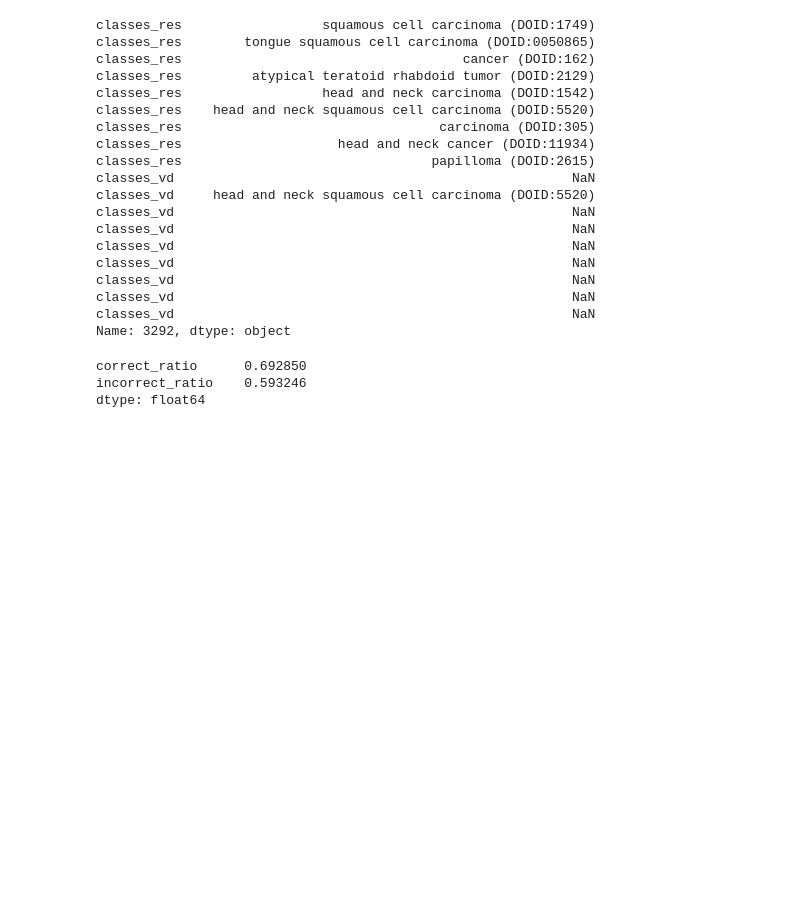
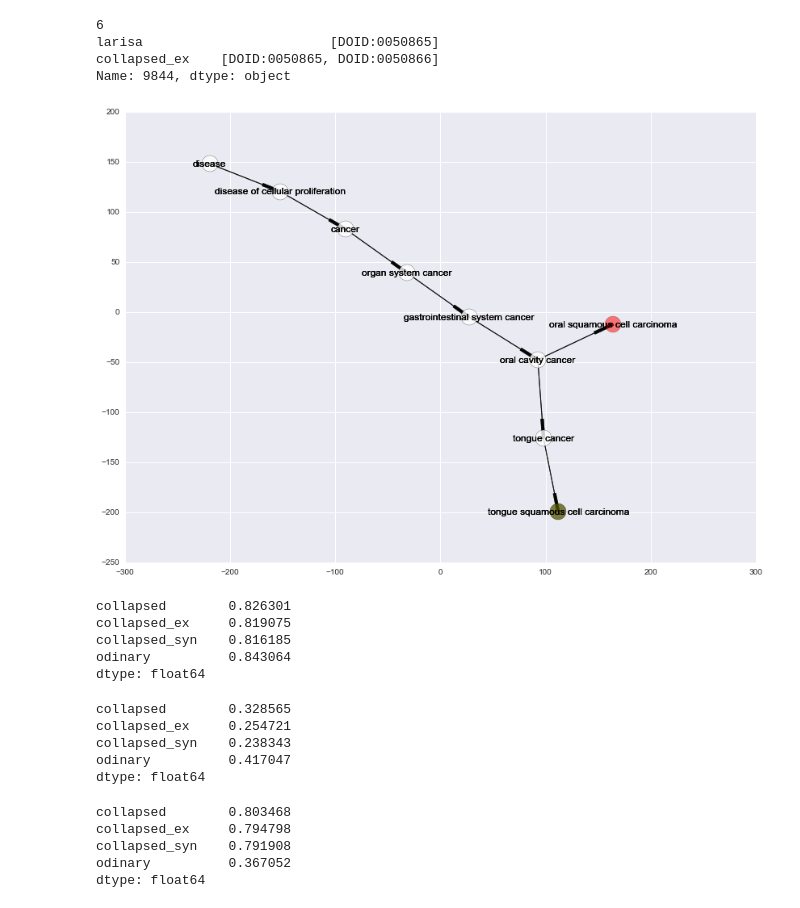
Before and after one commit to lpenguin/python-notebooks, a Jupyter notebook: geo_annotation/disease_graph.ipynb, the cells around one changed output. Drawn from its saved outputs; the diff is of its cells as text; code cells hidden in the pictures; blank space fills up the shorter version.

```diff
--- a/geo_annotation/disease_graph.ipynb
+++ b/geo_annotation/disease_graph.ipynb
@@ -76,13 +78,3 @@ def cell():
         item.synonyms = [s for s in item.synonyms if not all_short(s)]
 
 cell()
-# %%
-# Добавляем свои синонимы
-ontology.meta['DOID:10534'].synonyms = list(set(ontology.meta['DOID:10534'].synonyms + ['gastric cancer']))
-ontology.meta['DOID:9256'].synonyms = list(set(ontology.meta['DOID:10534'].synonyms + ['colorectal carcinoma']))
-# %%
-# Убираем циклические синонимы
-def cell():
-    s = set(ontology.meta['DOID:0050865'].synonyms)
-    s.remove('squamous-cell carcinoma')
-    ontology.meta['DOID:0050865'].synonyms = list(s)
@@ -170,2 +237,20 @@ names_dict = dict((record.id, record.name) for record in ontology.meta.values())
+# %%
+i = 0
+# %%
+def cell():
+    global i
+    row = two_classes.iloc[i]
+    print(i)
+    print(row)
+    i += 1
+    matches_graph(row.collapsed_ex, row.larisa)
+
+cell()
+# %% [output]
+6
+larisa                        [DOID:0050865]
+collapsed_ex    [DOID:0050865, DOID:0050866]
+Name: 9844, dtype: object
+[figure, added]
 # %%
 compare = pd.merge(res, larisa_vd, left_index=True, right_index=True, suffixes=('_res', '_vd'))
@@ -176,23 +256,0 @@ metrics = pd.DataFrame(dict(
-# %%
-# Нужен граф синонимов
-expand(names(compare).loc[3292]).sort_index()
-# %% [output]
-classes_res                  squamous cell carcinoma (DOID:1749)
-classes_res        tongue squamous cell carcinoma (DOID:0050865)
-classes_res                                    cancer (DOID:162)
-classes_res         atypical teratoid rhabdoid tumor (DOID:2129)
-classes_res                  head and neck carcinoma (DOID:1542)
-classes_res    head and neck squamous cell carcinoma (DOID:5520)
-classes_res                                 carcinoma (DOID:305)
-classes_res                    head and neck cancer (DOID:11934)
-classes_res                                papilloma (DOID:2615)
-classes_vd                                                   NaN
-classes_vd     head and neck squamous cell carcinoma (DOID:5520)
-classes_vd                                                   NaN
-classes_vd                                                   NaN
-classes_vd                                                   NaN
-classes_vd                                                   NaN
-classes_vd                                                   NaN
-classes_vd                                                   NaN
-classes_vd                                                   NaN
-Name: 3292, dtype: object
@@ -199,6 +301,24 @@ Name: 3292, dtype: object
 # %%
-metrics.mean()
+correct.mean()
 # %% [output]
-correct_ratio      0.692850
-incorrect_ratio    0.593246
+collapsed        0.826301
+collapsed_ex     0.819075
+collapsed_syn    0.816185
+odinary          0.843064
 dtype: float64
+# %%
+incorrect.mean()
+# %% [output]
+collapsed        0.328565
+collapsed_ex     0.254721
+collapsed_syn    0.238343
+odinary          0.417047
+dtype: float64
+# %%
+perfect.mean()
+# %% [output]
+collapsed        0.803468
+collapsed_ex     0.794798
+collapsed_syn    0.791908
+odinary          0.367052
+dtype: float64
```
Also changed, not shown: parts of 34 cells of this notebook, 10 other files.
